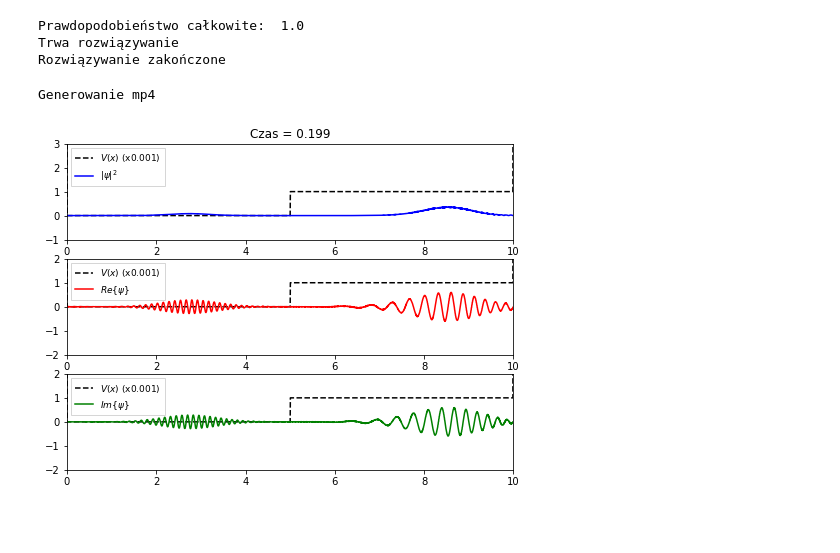
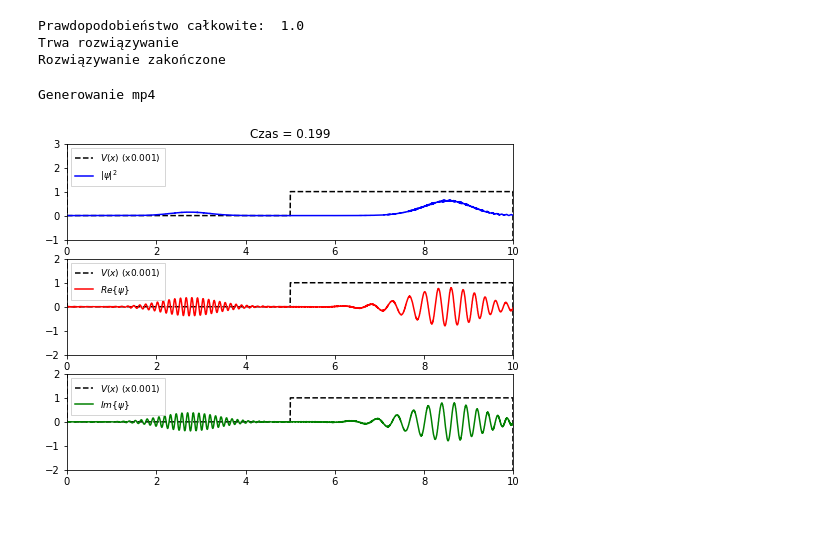
Before and after one commit to tyska1/Projekt_kwanty, a Jupyter notebook: marszalek_pasko.ipynb, the cells around one changed output. Cells and saved outputs as stored; diff of their text form; code cells hidden in the pictures.

```diff
--- a/marszalek_pasko.ipynb
+++ b/marszalek_pasko.ipynb
@@ -198,10 +217,8 @@ sigma = 0.5                 # parametr rozkładu normalnego
 mu = 3.0                    # parametr rozkładu normalnego
 
 # Inicjalizacja funkcji falowej - rozkład Gaussa
-A = 1.0 / (sigma * np.sqrt(2*np.pi))  # stała normalizacyjna
-psi0 = A * np.exp(-(x-mu)**2 / (2.0 * sigma**2)) * np.exp(1j * kx * x)
-
-# Potencjał V(x)
+A = 1.0 / (sigma * np.sqrt(np.pi))  # stała normalizacyjna to jest A^2
+psi0 = np.sqrt(A) * np.exp(-(x-mu)**2 / (2.0 * sigma**2)) * np.exp(1j * kx * x)
 
 V = np.zeros(x.shape)
 for i, _x in enumerate(x):
@@ -209,25 +226,22 @@ for i, _x in enumerate(x):
         V[i] = 1000
 
 V[0] = 10000
-V[len(x) - 1] = 10000
+V[len(x) - 1] = -10000
 
 print("Prawdopodobieństwo całkowite: ", np.round(np.sum(np.abs(psi0)**2)*dx))
 
-# Operator Laplacea - generowanie macierzy rzadkiej
+# generowanie macierzy rzadkiej
 D2 = sparse.diags([1, -2, 1], [-1, 0, 1], shape=(x.size, x.size)) / dx**2
 
-# Rozwiązywanie równania Schrodingera
-# zgdodnie z konwencją
 hbar = 1
 
-####
 def psi_t(t, psi):
     return -1j * (- 0.5 * hbar / m * D2.dot(psi) + V / hbar * psi)
 
 # Rozwiązywanie
-dt = 0.001  # interwał
-t0 = 0.0    # czas zerowy
-tf = 0.2   # czas końcowy
+dt = 0.001                      # interwał
+t0 = 0.0                        # czas zerowy
+tf = 0.2                        # czas końcowy
 t_eval = np.arange(t0, tf, dt)  # czas trwania
 
 print("Trwa rozwiązywanie")
@@ -262,35 +276,35 @@ plt.legend(loc=2, fontsize=9, fancybox=False)
 
 ax3 = plt.subplot(3, 1, 3)
 ax3.set_xlim(0, 10)
 ax3.set_ylim(-2, 2)
 line31, = ax3.plot([], [], "k--", label=r"$V(x)$ (x0.001)")
 line32, = ax3.plot([], [], "g", label=r"$Im\{ \psi \}$")
 plt.legend(loc=2, fontsize=9, fancybox=False)
 
 def init():
     line11.set_data(x, V * 0.001)
     line21.set_data(x, V * 0.001)
     line31.set_data(x, V * 0.001)
     return line11, line21, line31
 
 
 def animate(i):
     line12.set_data(x, np.abs(sol.y[:, i])**2)
     line22.set_data(x, np.real(sol.y[:, i]))
     line32.set_data(x, np.imag(sol.y[:, i]))
     title.set_text('Czas = {0:1.3f}'.format(sol.t[i]))
     return line12, line22, line32
 
 
 anim = animation.FuncAnimation(fig, animate, init_func=init,
                                frames=len(sol.t), interval=200, blit=True)
 
 # Zapisywanie do pliku mp4
 print("Generowanie mp4")
-anim.save('schodek_gauss.mp4', fps=15, extra_args=['-vcodec', 'libx264'], dpi=300)
+anim.save('schodek_gauss_ok.mp4', fps=15, extra_args=['-vcodec', 'libx264'], dpi=300)
 # %% [output]
 Generowanie mp4
-[figure, old version]
+[figure, new version]
 # %% [markdown]
 #
 # %% [markdown]
```
Also changed, not shown: parts of 21 cells of this notebook.
